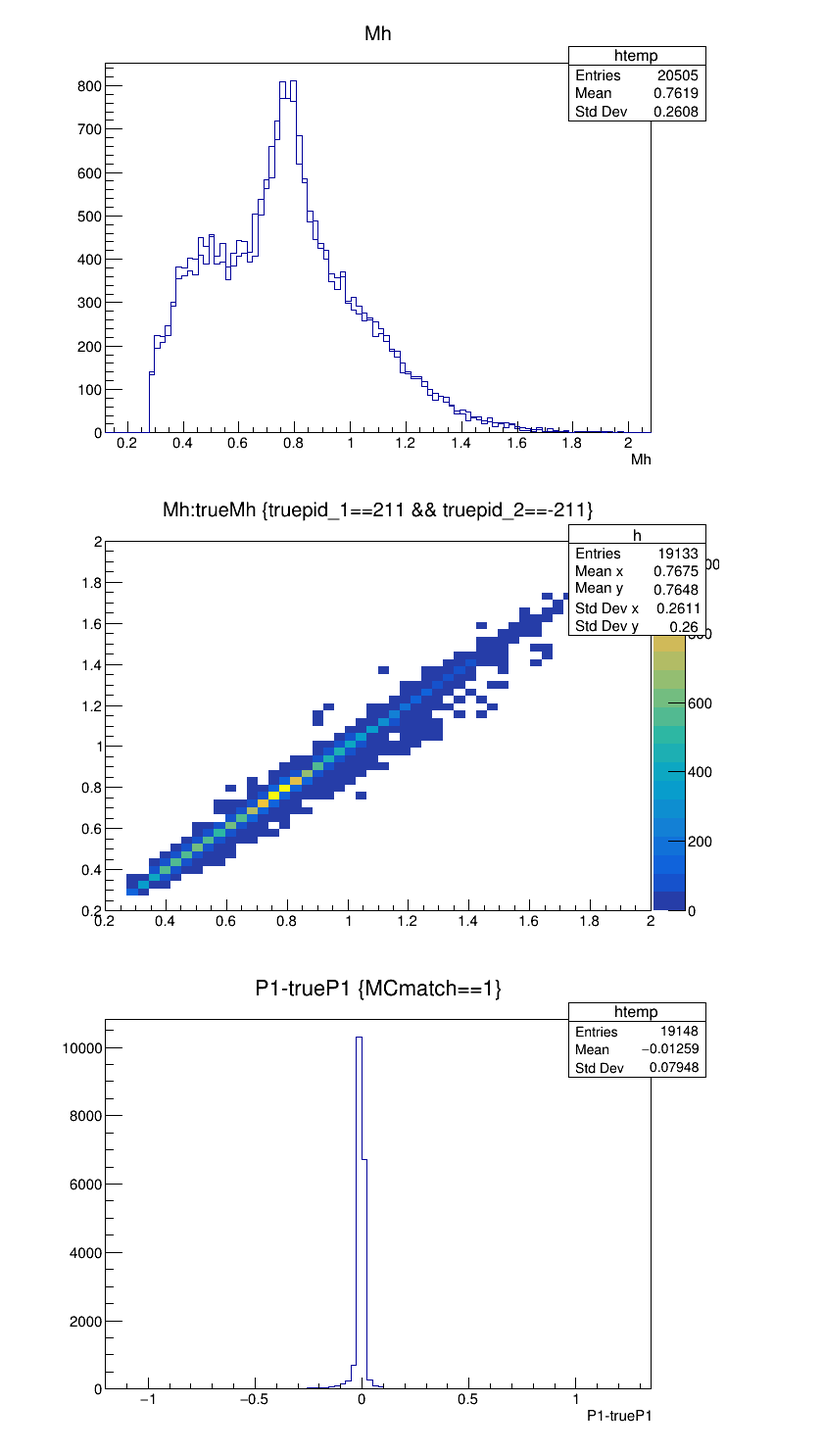
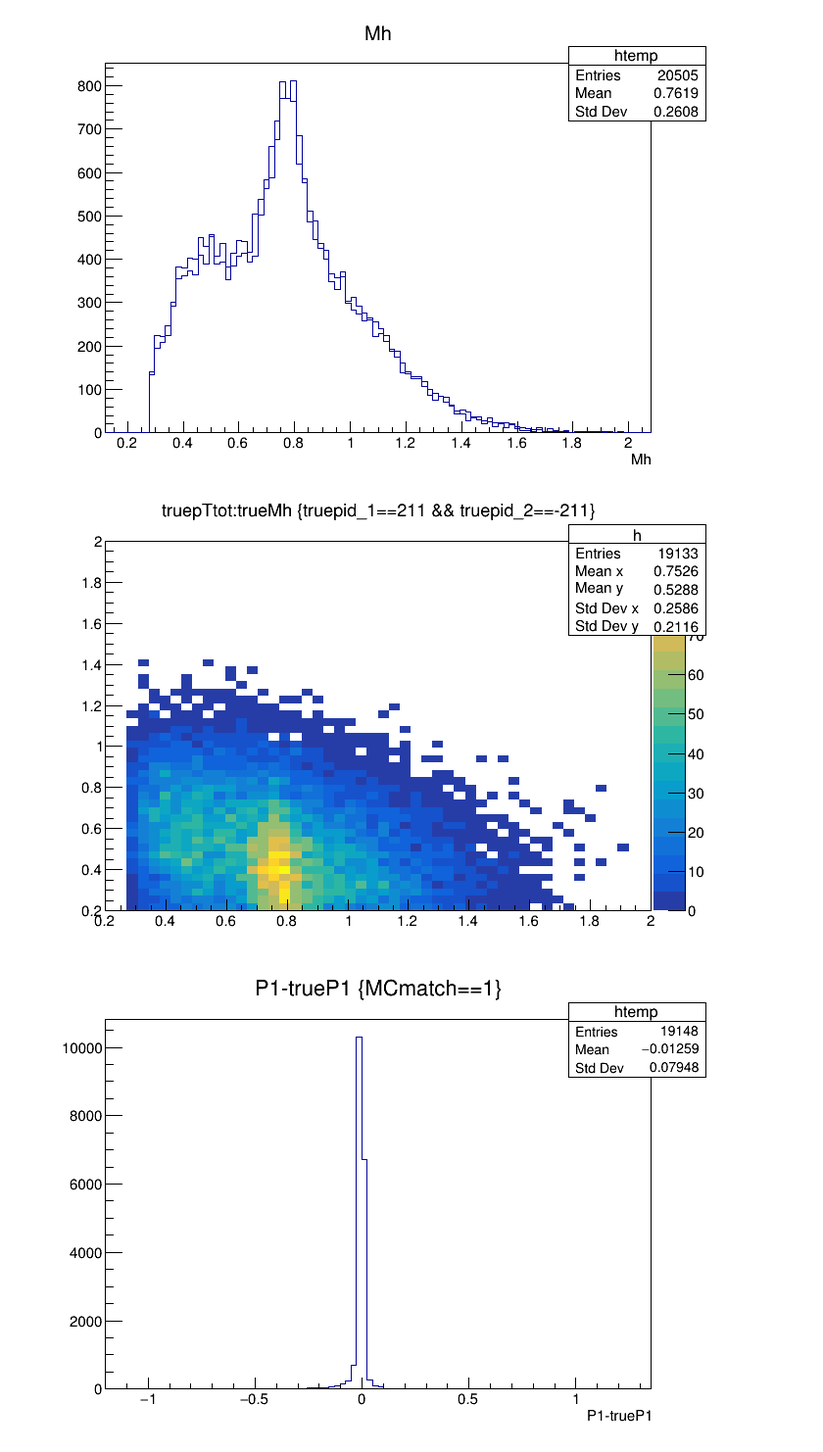
Before and after one commit to Gregtom3/clas12_dihadrons, a Jupyter notebook: multiplicity/examples/example_1.ipynb, the cells around one changed output. Shown at 98% size. Saved outputs shown, nothing was run; the diff lists cells and outputs as text; code cells hidden in the pictures.

```diff
--- a/multiplicity/examples/example_1.ipynb
+++ b/multiplicity/examples/example_1.ipynb
@@ -53,10 +53,10 @@ c.Draw()
 [figure]
 # %%
 c=ROOT.TCanvas()
-t.Draw("Mh:trueMh>>h(50,0.2,2,50,0.2,2)","truepid_1==211 && truepid_2==-211","colz")
+t.Draw("truepTtot:trueMh>>h(50,0.2,2,50,0.2,2)","truepid_1==211 && truepid_2==-211","colz")
 c.Draw()
 # %% [output]
-[figure, old version]
+[figure, new version]
 # %%
 c=ROOT.TCanvas()
 t.Draw("P1-trueP1","MCmatch==1","colz")
```
Also changed, not shown: 5 other files.
